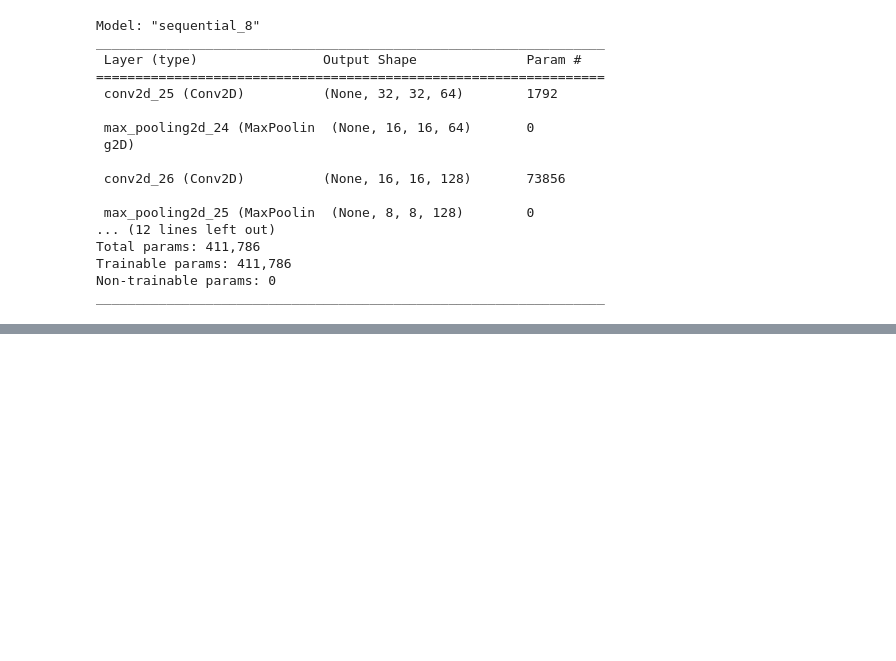
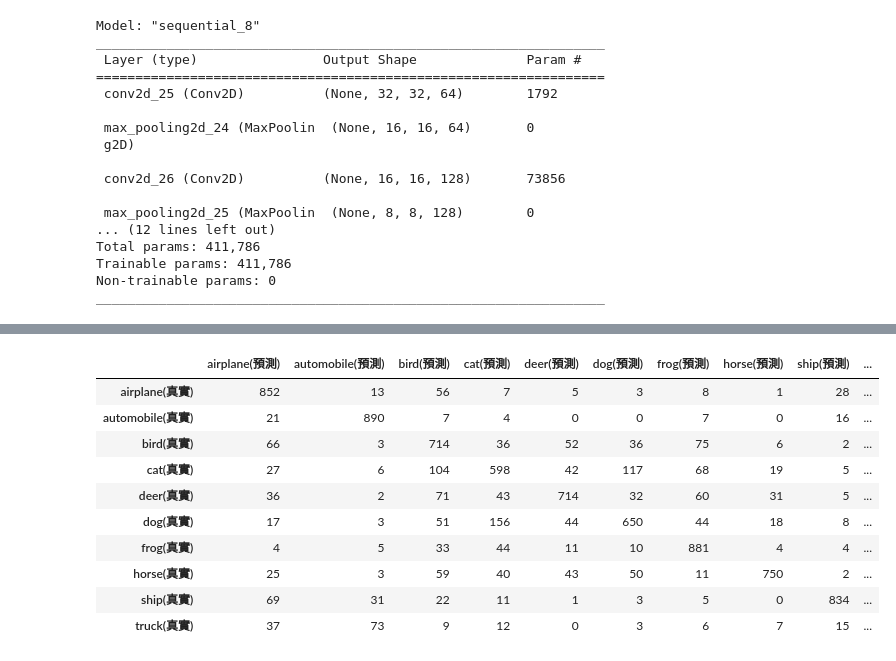
Before and after one commit to yihong1011/TibameML, a Jupyter notebook: 07_CNN.ipynb, the cells around one changed output, grey strips where cells are left out. Saved outputs shown, nothing was run; the diff lists cells and outputs as text; code cells hidden in the pictures; blank space fills up the shorter version.

```diff
--- a/07_CNN.ipynb
+++ b/07_CNN.ipynb
@@ -83,6 +85,8 @@ layers = [
     MaxPooling2D(),
     Conv2D(256, 3, padding="same", activation="relu"),
     MaxPooling2D(),
+    Conv2D(512, 3, padding="same", activation="relu"),
+    MaxPooling2D(),
     GlobalAveragePooling2D(),
     Dense(10, activation="softmax")
 ]
@@ -122,7 +126,7 @@ x_test_norm = x_test / 255.0
 from tensorflow.keras.callbacks import ModelCheckpoint, EarlyStopping
 callbacks = [
     ModelCheckpoint("cnn.h5", save_best_only=True),
-    EarlyStopping(patience=10, restore_best_weights=True)
+    EarlyStopping(patience=5, restore_best_weights=True)
 ]
 model.fit(x_train_norm,
      y_train,
@@ -152,0 +162,22 @@ Epoch 43/50
+# %%
+pre = model.predict(x_test_norm).argmax(axis=-1)
+y_test_reshape = y_test.reshape(-1)
+# %%
+import pandas as pd
+from sklearn.metrics import confusion_matrix
+mat = confusion_matrix(y_test_reshape, pre)
+pd.DataFrame(mat,
+      columns=["{}(預測)".format(trans[i]) for i in range(10)],
+      index=["{}(真實)".format(trans[i]) for i in range(10)])
+# %% [output]
+|  | airplane(預測) | automobile(預測) | bird(預測) | cat(預測) | deer(預測) | dog(預測) | frog(預測) | horse(預測) | ship(預測) | ... |
+| airplane(真實) | 852 | 13 | 56 | 7 | 5 | 3 | 8 | 1 | 28 | ... |
+| automobile(真實) | 21 | 890 | 7 | 4 | 0 | 0 | 7 | 0 | 16 | ... |
+| bird(真實) | 66 | 3 | 714 | 36 | 52 | 36 | 75 | 6 | 2 | ... |
+| cat(真實) | 27 | 6 | 104 | 598 | 42 | 117 | 68 | 19 | 5 | ... |
+| deer(真實) | 36 | 2 | 71 | 43 | 714 | 32 | 60 | 31 | 5 | ... |
+| dog(真實) | 17 | 3 | 51 | 156 | 44 | 650 | 44 | 18 | 8 | ... |
+| frog(真實) | 4 | 5 | 33 | 44 | 11 | 10 | 881 | 4 | 4 | ... |
+| horse(真實) | 25 | 3 | 59 | 40 | 43 | 50 | 11 | 750 | 2 | ... |
+| ship(真實) | 69 | 31 | 22 | 11 | 1 | 3 | 5 | 0 | 834 | ... |
+| truck(真實) | 37 | 73 | 9 | 12 | 0 | 3 | 6 | 7 | 15 | ... |
```
Also changed, not shown: parts of 4 cells of this notebook.
